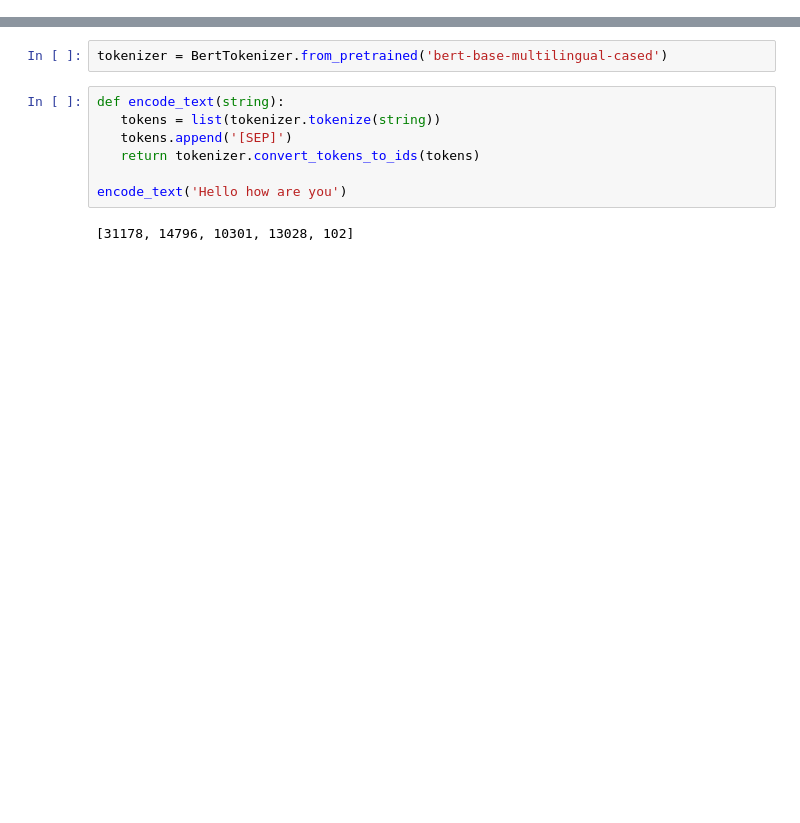
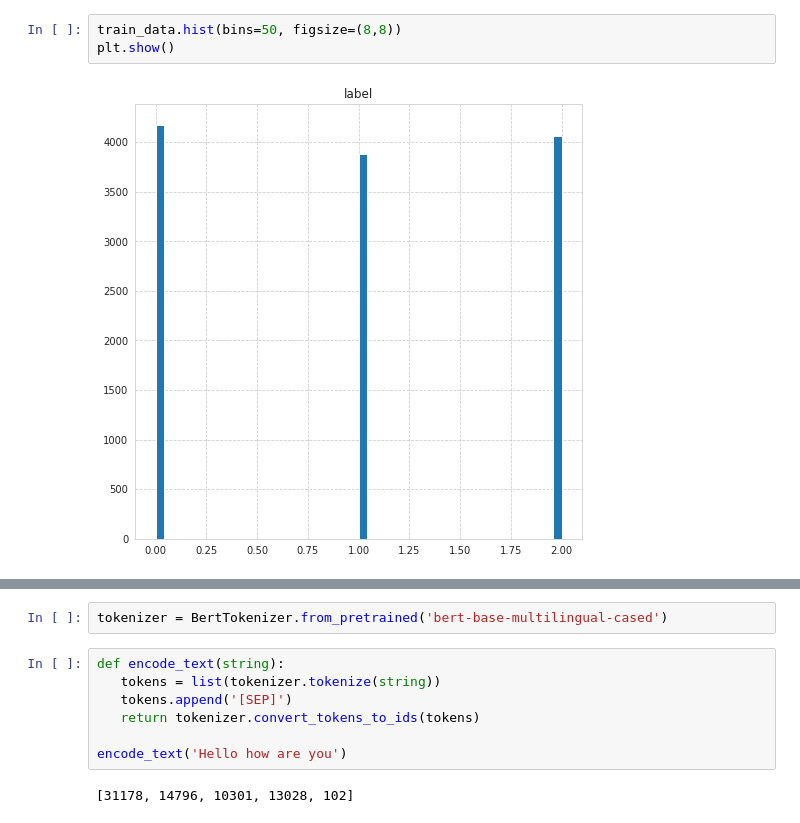
Before and after one commit to Nupur582/Machine-learning-Project, a Jupyter notebook: Submission.ipynb, the cells around one changed output, grey strips where cells are left out. Drawn from its saved outputs; the diff is of its cells as text; blank space fills up the shorter version.

```diff
--- a/Submission.ipynb
+++ b/Submission.ipynb
@@ -176,0 +282,5 @@ Successfully installed sacremoses-0.0.43 sentencepiece-0.1.91 tokenizers-0.8.1rc
+# %%
+train_data.hist(bins=50, figsize=(8,8))
+plt.show()
+# %% [output]
+[figure, added]
```
Also changed, not shown: parts of 101 cells of this notebook.
